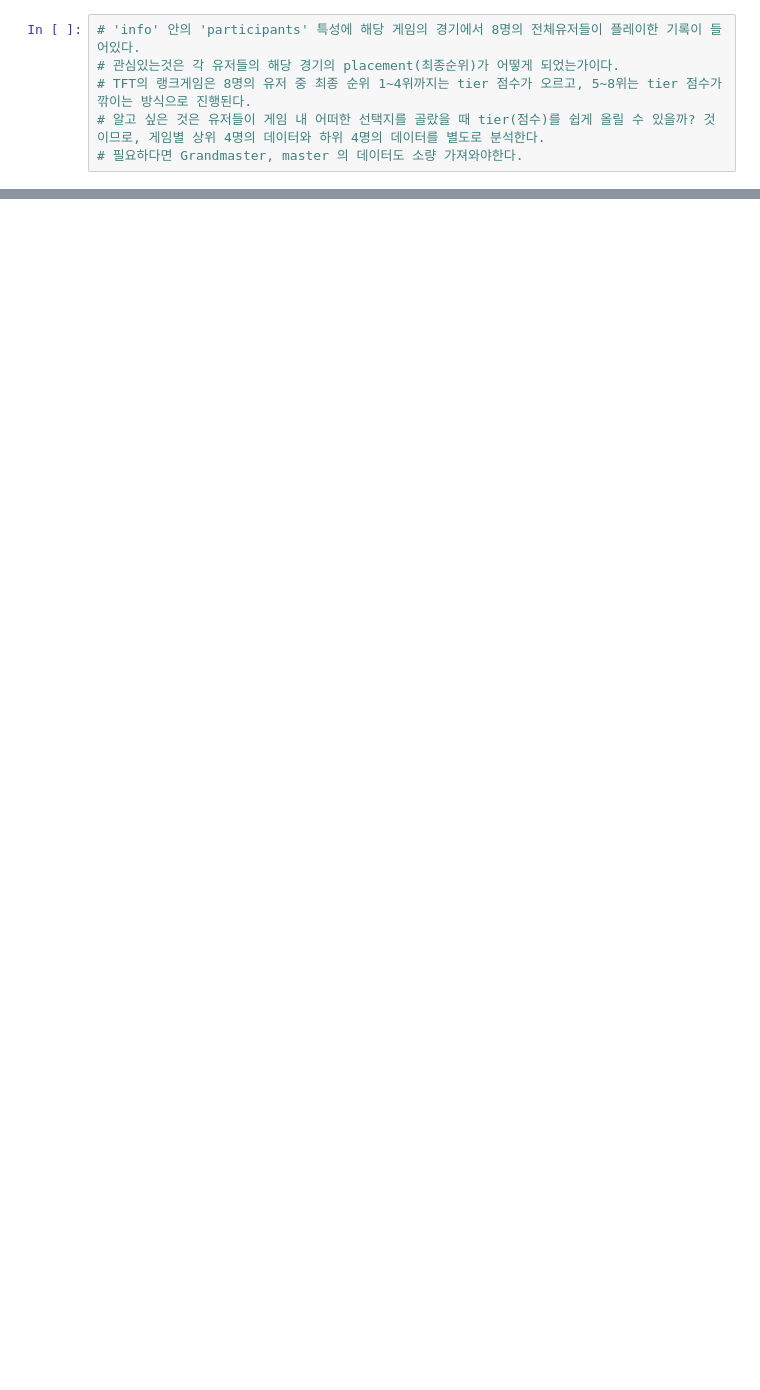
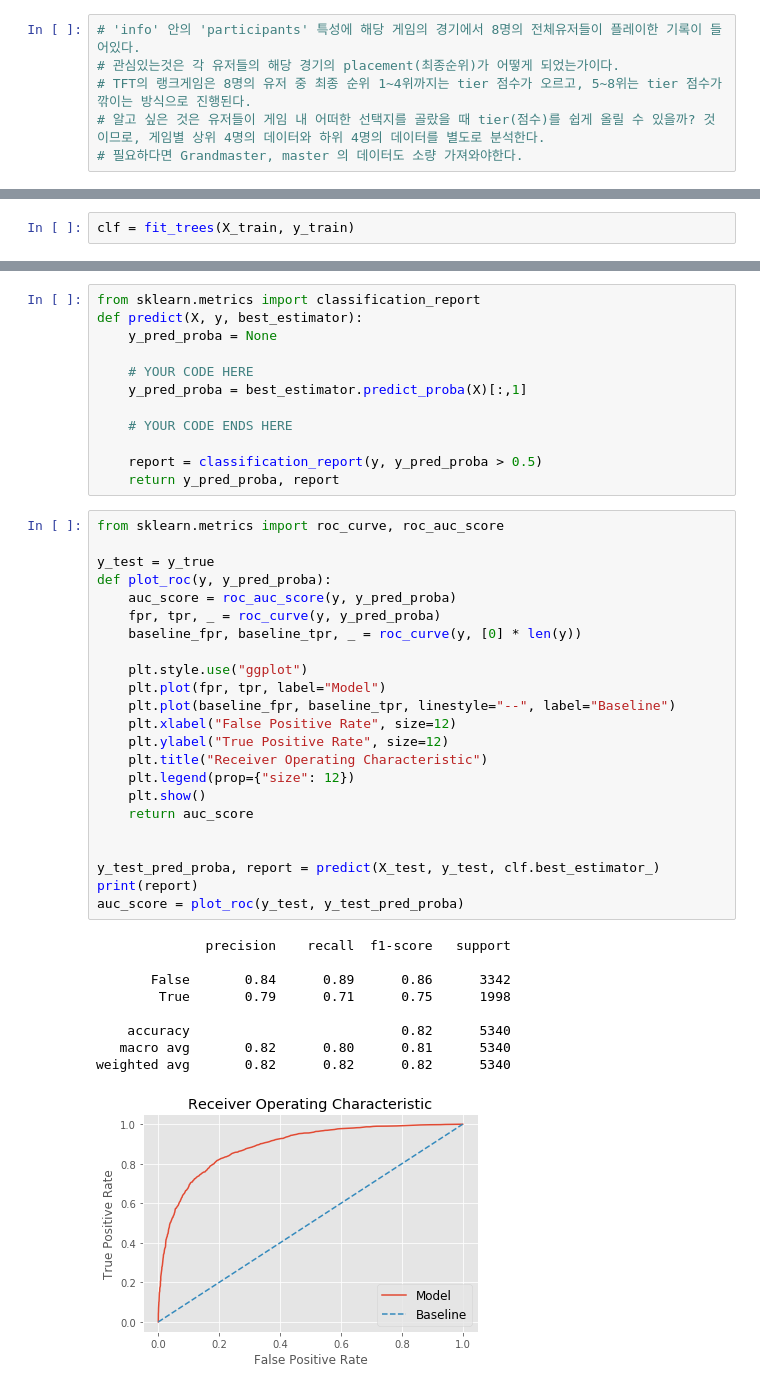
Before and after one commit to ysooch0819/Codestates-AIB-projects, a Jupyter notebook: Section2_project준비.ipynb, the cells around one changed output, grey strips where cells are left out. Cells and saved outputs as stored; diff of their text form; blank space fills up the shorter version.

```diff
--- a/Section2_project준비.ipynb
+++ b/Section2_project준비.ipynb
@@ -441,0 +226,2 @@ df.to_csv('test_df.csv', index=False)
+# %%
+clf = fit_trees(X_train, y_train)
@@ -441,0 +236,45 @@ df.to_csv('test_df.csv', index=False)
+# %%
+from sklearn.metrics import classification_report
+def predict(X, y, best_estimator):
+    y_pred_proba = None
+
+    # YOUR CODE HERE
+    y_pred_proba = best_estimator.predict_proba(X)[:,1]
+
+    # YOUR CODE ENDS HERE
+
+    report = classification_report(y, y_pred_proba > 0.5)
+    return y_pred_proba, report
+# %%
+from sklearn.metrics import roc_curve, roc_auc_score
+
+y_test = y_true
+def plot_roc(y, y_pred_proba):
+    auc_score = roc_auc_score(y, y_pred_proba)
+    fpr, tpr, _ = roc_curve(y, y_pred_proba)
+    baseline_fpr, baseline_tpr, _ = roc_curve(y, [0] * len(y))
+
+    plt.style.use("ggplot")
+    plt.plot(fpr, tpr, label="Model")
+    plt.plot(baseline_fpr, baseline_tpr, linestyle="--", label="Baseline")
+    plt.xlabel("False Positive Rate", size=12)
+    plt.ylabel("True Positive Rate", size=12)
+    plt.title("Receiver Operating Characteristic")
+    plt.legend(prop={"size": 12})
+    plt.show()
+    return auc_score
+
+
+y_test_pred_proba, report = predict(X_test, y_test, clf.best_estimator_)
+print(report)
+auc_score = plot_roc(y_test, y_test_pred_proba)
+# %% [output]
+              precision    recall  f1-score   support
+
+       False       0.84      0.89      0.86      3342
+        True       0.79      0.71      0.75      1998
+
+    accuracy                           0.82      5340
+   macro avg       0.82      0.80      0.81      5340
+weighted avg       0.82      0.82      0.82      5340
+[figure, added]
```
Also changed, not shown: parts of 80 cells of this notebook.
